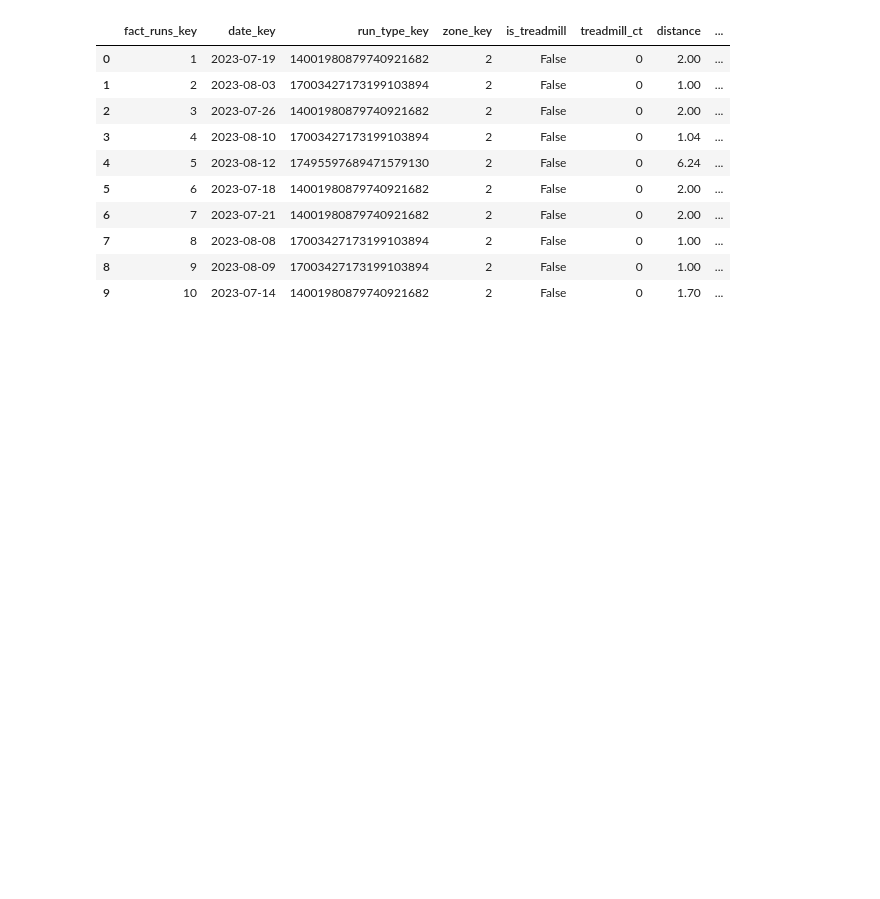
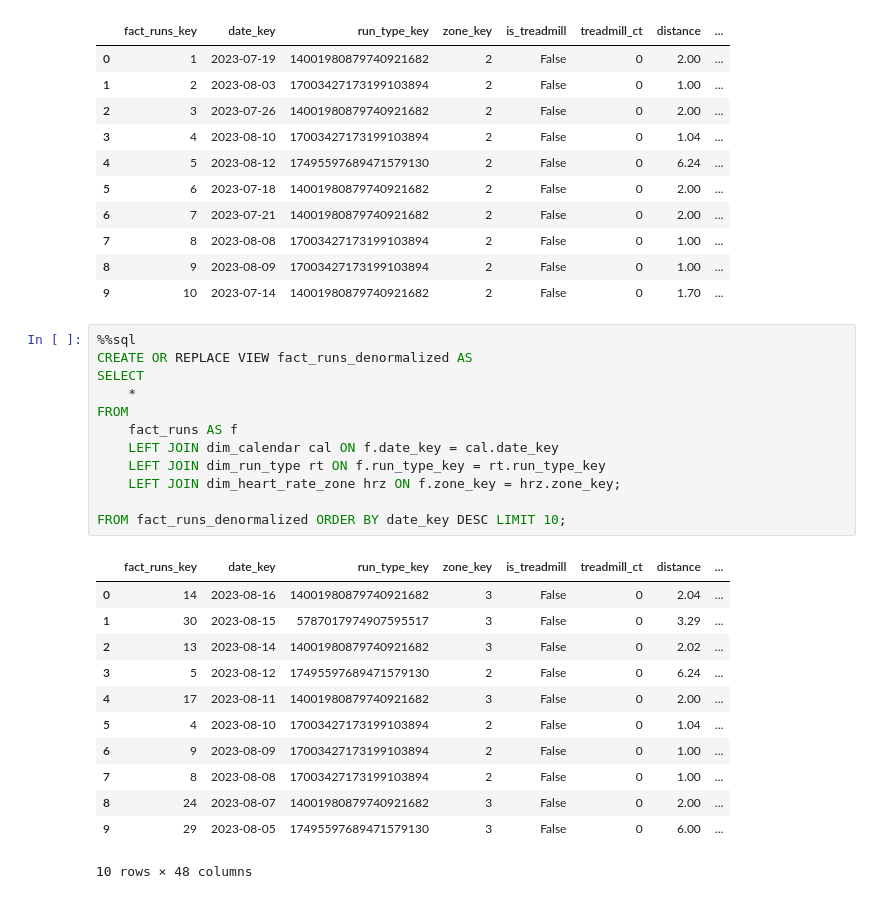
Before and after one commit to jessecarl/running-log, a Jupyter notebook: explore.ipynb, the cells around one changed output. Drawn from its saved outputs; the diff is of its cells as text; blank space fills up the shorter version.

Commit message:
cleanup and add a denormalized view

```diff
--- a/explore.ipynb
+++ b/explore.ipynb
@@ -323,6 +323,31 @@ FROM fact_runs LIMIT 10;
 | 7 | 8 | 2023-08-08 | 17003427173199103894 | 2 | False | 0 | 1.00 | ... |
 | 8 | 9 | 2023-08-09 | 17003427173199103894 | 2 | False | 0 | 1.00 | ... |
 | 9 | 10 | 2023-07-14 | 14001980879740921682 | 2 | False | 0 | 1.70 | ... |
+# %%
+%%sql
+CREATE OR REPLACE VIEW fact_runs_denormalized AS
+SELECT
+    *
+FROM
+    fact_runs AS f
+    LEFT JOIN dim_calendar cal ON f.date_key = cal.date_key
+    LEFT JOIN dim_run_type rt ON f.run_type_key = rt.run_type_key
+    LEFT JOIN dim_heart_rate_zone hrz ON f.zone_key = hrz.zone_key;
+
+FROM fact_runs_denormalized ORDER BY date_key DESC LIMIT 10;
+# %% [output]
+|  | fact_runs_key | date_key | run_type_key | zone_key | is_treadmill | treadmill_ct | distance | ... |
+| 0 | 14 | 2023-08-16 | 14001980879740921682 | 3 | False | 0 | 2.04 | ... |
+| 1 | 30 | 2023-08-15 | 5787017974907595517 | 3 | False | 0 | 3.29 | ... |
+| 2 | 13 | 2023-08-14 | 14001980879740921682 | 3 | False | 0 | 2.02 | ... |
+| 3 | 5 | 2023-08-12 | 17495597689471579130 | 2 | False | 0 | 6.24 | ... |
+| 4 | 17 | 2023-08-11 | 14001980879740921682 | 3 | False | 0 | 2.00 | ... |
+| 5 | 4 | 2023-08-10 | 17003427173199103894 | 2 | False | 0 | 1.04 | ... |
+| 6 | 9 | 2023-08-09 | 17003427173199103894 | 2 | False | 0 | 1.00 | ... |
+| 7 | 8 | 2023-08-08 | 17003427173199103894 | 2 | False | 0 | 1.00 | ... |
+| 8 | 24 | 2023-08-07 | 14001980879740921682 | 3 | False | 0 | 2.00 | ... |
+| 9 | 29 | 2023-08-05 | 17495597689471579130 | 3 | False | 0 | 6.00 | ... |
+10 rows × 48 columns
 # %%
 %%sql
 with denormalized AS (
```
Also changed, not shown: parts of 2 cells of this notebook, 2 other files.
